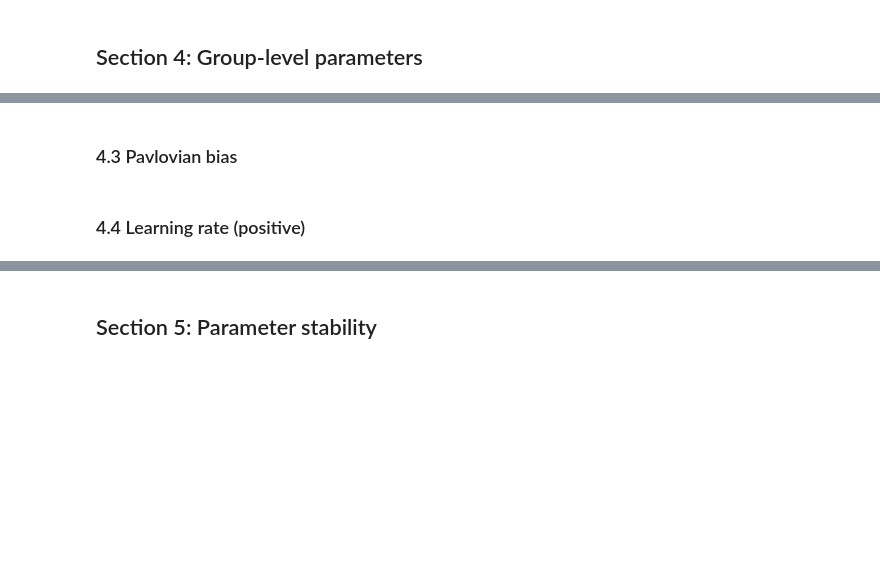
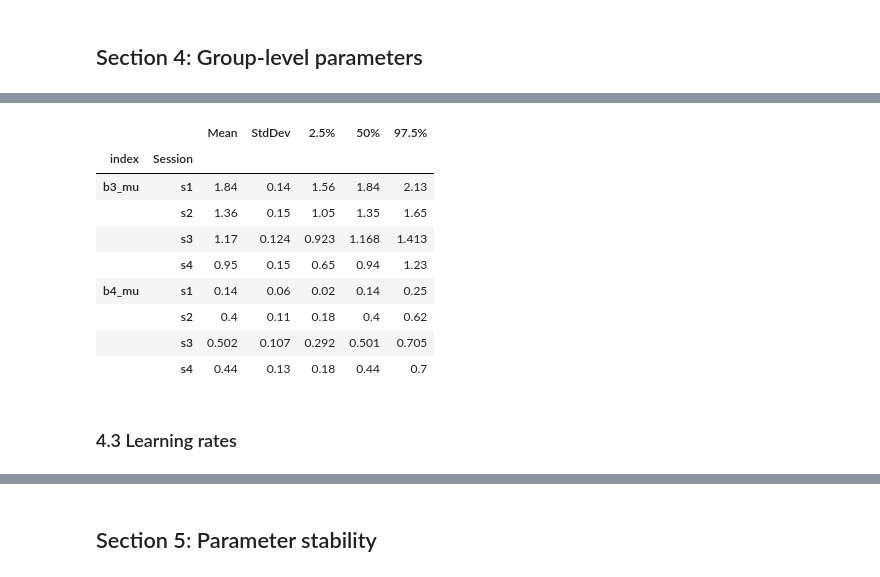
Before and after one commit to nivlab/RobotFactory, a Jupyter notebook: study01/03_Modeling.ipynb, the cells around one changed output, grey strips where cells are left out. Cells and saved outputs as stored; diff of their text form; code cells hidden in the pictures; blank space fills up the shorter version.

```diff
--- a/study01/03_Modeling.ipynb
+++ b/study01/03_Modeling.ipynb
@@ -262,4 +273,13 @@ summary.T.filter(regex='theta_mu\[1').T * 10
 # %%
-summary.T.filter(regex='theta_mu\[2').T * 5
+summary.loc[['b3_mu','b4_mu']]
+# %% [output]
+|  |  | Mean | StdDev | 2.5% | 50% | 97.5% |
+| index | Session |  |  |  |  |  |
+| b3_mu | s1 | 1.84 | 0.14 | 1.56 | 1.84 | 2.13 |
+|  | s2 | 1.36 | 0.15 | 1.05 | 1.35 | 1.65 |
+|  | s3 | 1.17 | 0.124 | 0.923 | 1.168 | 1.413 |
+|  | s4 | 0.95 | 0.15 | 0.65 | 0.94 | 1.23 |
+| b4_mu | s1 | 0.14 | 0.06 | 0.02 | 0.14 | 0.25 |
+|  | s2 | 0.4 | 0.11 | 0.18 | 0.4 | 0.62 |
+|  | s3 | 0.502 | 0.107 | 0.292 | 0.501 | 0.705 |
+|  | s4 | 0.44 | 0.13 | 0.18 | 0.44 | 0.7 |
-# %% [markdown]
-### 4.3 Pavlovian bias
@@ -268,3 +286,3 @@ summary.T.filter(regex='theta_mu\[3').T * 5
 # %% [markdown]
-### 4.4 Learning rate (positive)
+### 4.3 Learning rates
 # %%
```
Also changed, not shown: parts of 10 cells of this notebook, 14 other files.
